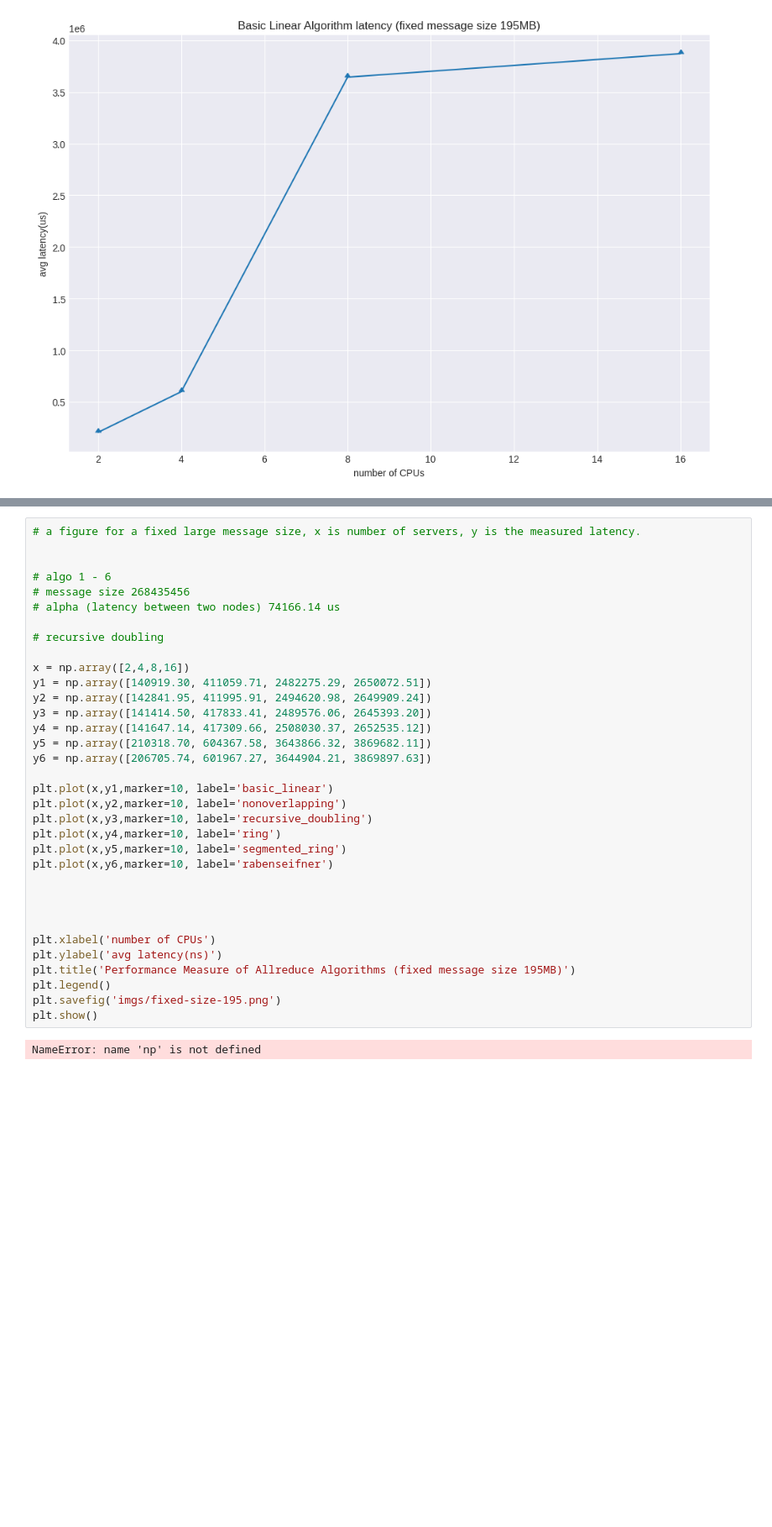
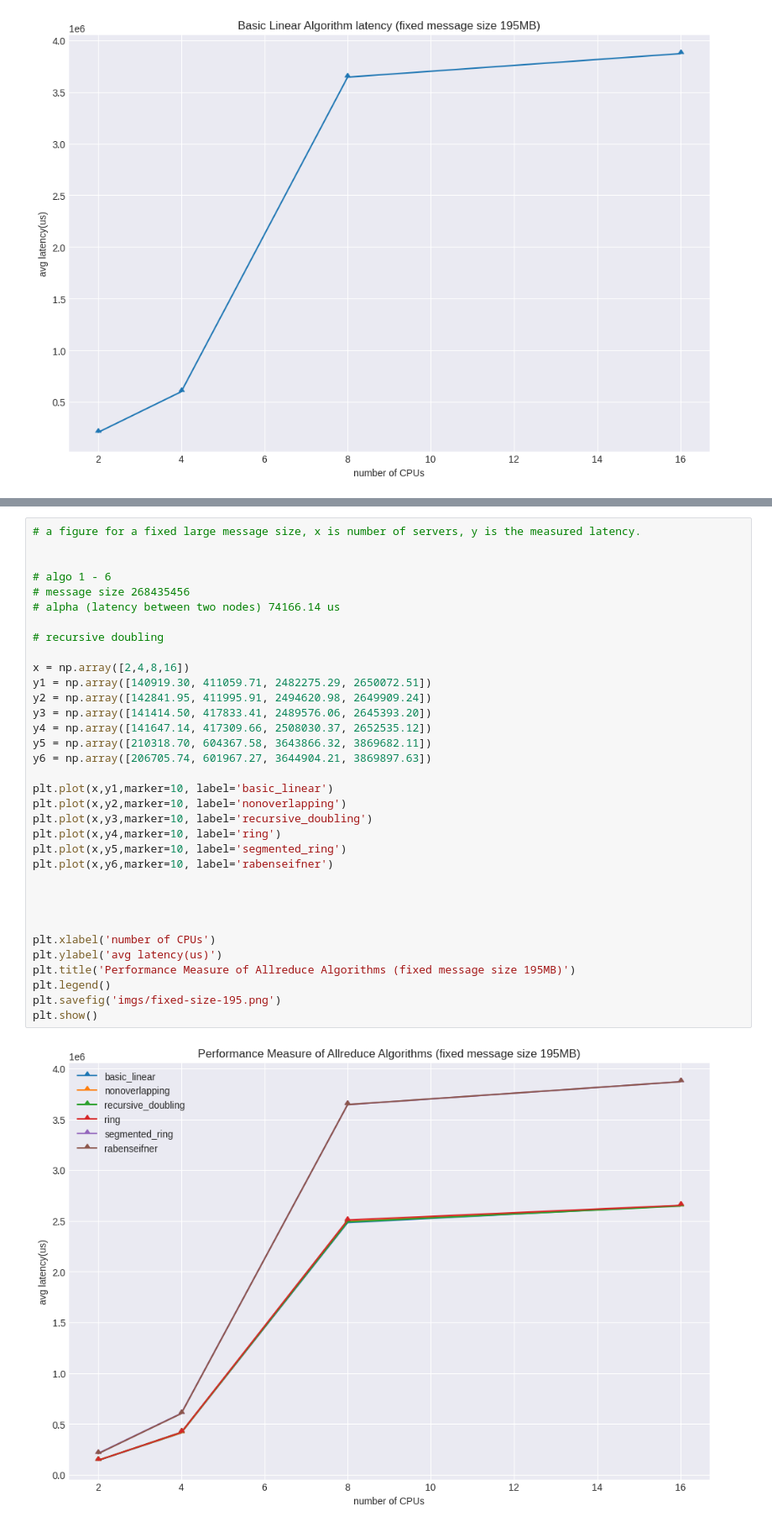
Before and after one commit to dexhunter/allreduce-experiments, a Jupyter notebook: visualize.ipynb, the cells around one changed output, grey strips where cells are left out. Shown at 84% size. Cells and saved outputs as stored; diff of their text form; blank space fills up the shorter version.

```diff
--- a/visualize.ipynb
+++ b/visualize.ipynb
@@ -1159,35 +1159,35 @@ plt.show()
 # algo 1 - 6
 # message size 268435456
 # alpha (latency between two nodes) 74166.14 us
 
 # recursive doubling
 
 x = np.array([2,4,8,16])
 y1 = np.array([140919.30, 411059.71, 2482275.29, 2650072.51])
 y2 = np.array([142841.95, 411995.91, 2494620.98, 2649909.24])
 y3 = np.array([141414.50, 417833.41, 2489576.06, 2645393.20])
 y4 = np.array([141647.14, 417309.66, 2508030.37, 2652535.12])
 y5 = np.array([210318.70, 604367.58, 3643866.32, 3869682.11])
 y6 = np.array([206705.74, 601967.27, 3644904.21, 3869897.63])
 
 plt.plot(x,y1,marker=10, label='basic_linear')
 plt.plot(x,y2,marker=10, label='nonoverlapping')
 plt.plot(x,y3,marker=10, label='recursive_doubling')
 plt.plot(x,y4,marker=10, label='ring')
 plt.plot(x,y5,marker=10, label='segmented_ring')
 plt.plot(x,y6,marker=10, label='rabenseifner')
 
 
 
 
 plt.xlabel('number of CPUs')
-plt.ylabel('avg latency(ns)')
+plt.ylabel('avg latency(us)')
 plt.title('Performance Measure of Allreduce Algorithms (fixed message size 195MB)')
 plt.legend()
 plt.savefig('imgs/fixed-size-195.png')
 plt.show()
 # %% [output]
-NameError: name 'np' is not defined
+[figure, added]
 # %%
 x = []
 y = []
```
Also changed, not shown: parts of 39 cells of this notebook, 36 other files.
